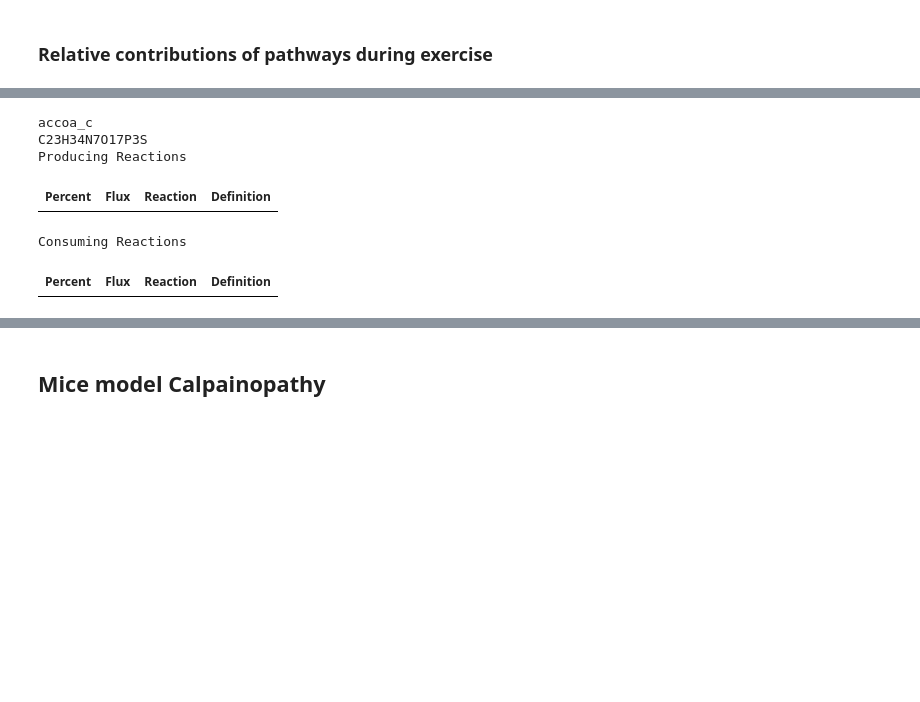
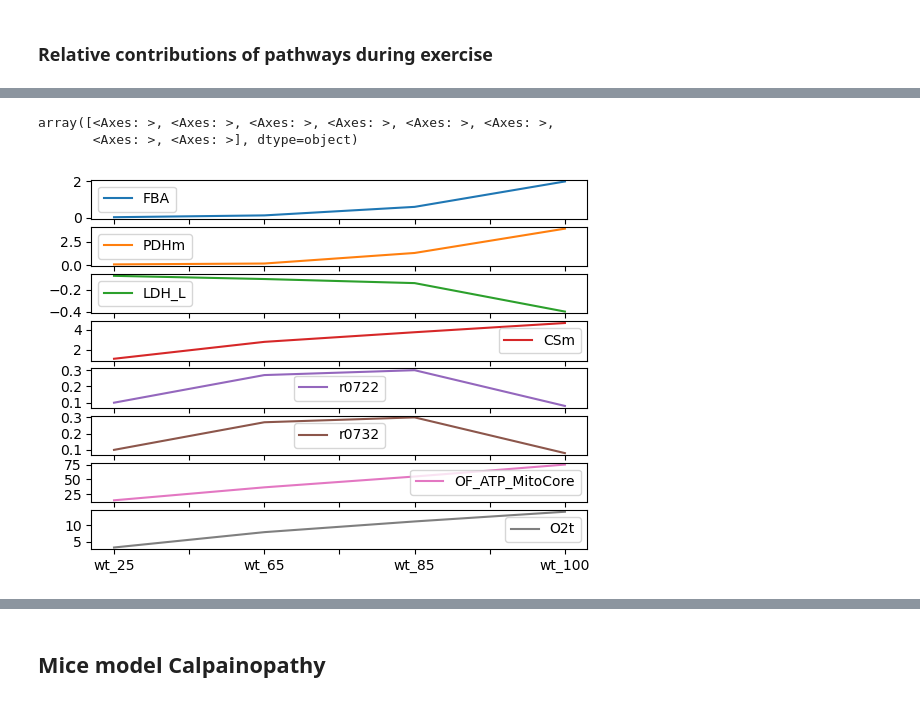
Before and after one commit to csiharath/Mitocore_Calpainopathy, a Jupyter notebook: exercice_metabolism.ipynb, the cells around one changed output, grey strips where cells are left out. Saved outputs shown, nothing was run; the diff lists cells and outputs as text; code cells hidden in the pictures; blank space fills up the shorter version.

```diff
--- a/exercice_metabolism.ipynb
+++ b/exercice_metabolism.ipynb
@@ -279,0 +231,8 @@ def build_dict_proportion(dict_pathway, dict_tot={'25':0,'65':0,'85':0}, dict_pr
+# %%
+def create_df_key_fluxes(dict_sol, list_enzyme = ["FBA", "PDHm", "LDH_L", "CSm", "r0722", "r0732", "OF_ATP_MitoCore", "O2t"]):
+    df_key = pd.DataFrame(index=list_enzyme)
+    for sol in dict_sol:
+        list_key = get_key_fluxes(dict_sol[sol], list_enzyme)
+        df_key[sol] = list_key
+
+    return df_key
@@ -340,0 +459,3 @@ solution100 = output100[3]
+# %%
+key_reactions = create_df_key_fluxes({'wt_25': solution25, 'wt_65': solution65, 'wt_85': solution85, 'wt_100': solution100})
+key_reactions
@@ -708,9 +726,8 @@ Utils_Cobrapy.plot_voie_metabolique_ou_accoa(dict_results_accoa,"plot_mouse_acco
-# %%
-mitocore_mouse25.metabolites.accoa_c.summary()
-# %% [output]
-accoa_c
-C23H34N7O17P3S
-Producing Reactions
-| Percent | Flux | Reaction | Definition |
-Consuming Reactions
-| Percent | Flux | Reaction | Definition |
+# %%
+key_reactions_plot = key_reactions.T
+# %%
+key_reactions_plot.plot(subplots=True)
+# %% [output]
+array([<Axes: >, <Axes: >, <Axes: >, <Axes: >, <Axes: >, <Axes: >,
+       <Axes: >, <Axes: >], dtype=object)
+[figure, added]
```
Also changed, not shown: parts of 160 cells of this notebook, 1 other file.
